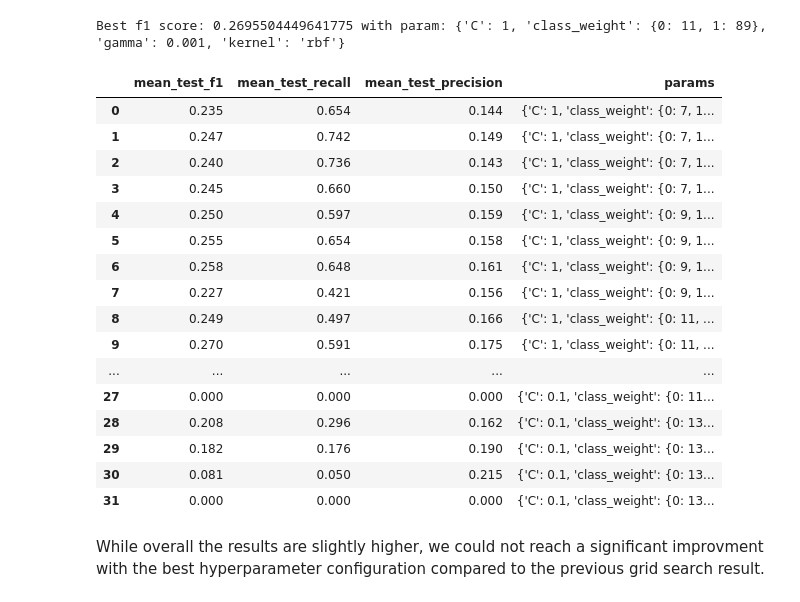
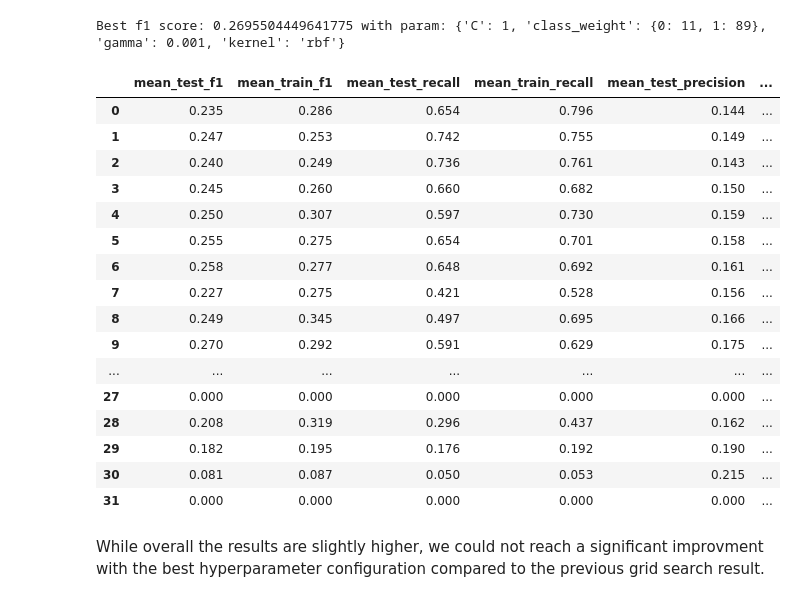
Before and after one commit to bori00/Stroke-Predictor, a Jupyter notebook: Stroke_Predictor_ML_Only.ipynb, the cells around one changed output. Saved outputs shown, nothing was run; the diff lists cells and outputs as text; code cells hidden in the pictures.

```diff
--- a/Stroke_Predictor_ML_Only.ipynb
+++ b/Stroke_Predictor_ML_Only.ipynb
@@ -929,27 +929,26 @@ GridSearchCV(cv=3, estimator=SVC(),
 print(f'Best f1 score: {grid_svc.best_score_} with param: {grid_svc.best_params_}')
 # %% [output]
 Best f1 score: 0.2695504449641775 with param: {'C': 1, 'class_weight': {0: 11, 1: 89}, 'gamma': 0.001, 'kernel': 'rbf'}
-# %%
-results = pd.DataFrame(grid_svc.cv_results_)
-results[['mean_test_f1', 'mean_test_recall', 'mean_test_precision', 'params']].round(3)
-# %% [output]
-|  | mean_test_f1 | mean_test_recall | mean_test_precision | params |
-| 0 | 0.235 | 0.654 | 0.144 | {'C': 1, 'class_weight': {0: 7, 1... |
-| 1 | 0.247 | 0.742 | 0.149 | {'C': 1, 'class_weight': {0: 7, 1... |
-| 2 | 0.240 | 0.736 | 0.143 | {'C': 1, 'class_weight': {0: 7, 1... |
-| 3 | 0.245 | 0.660 | 0.150 | {'C': 1, 'class_weight': {0: 7, 1... |
-| 4 | 0.250 | 0.597 | 0.159 | {'C': 1, 'class_weight': {0: 9, 1... |
-| 5 | 0.255 | 0.654 | 0.158 | {'C': 1, 'class_weight': {0: 9, 1... |
-| 6 | 0.258 | 0.648 | 0.161 | {'C': 1, 'class_weight': {0: 9, 1... |
-| 7 | 0.227 | 0.421 | 0.156 | {'C': 1, 'class_weight': {0: 9, 1... |
-| 8 | 0.249 | 0.497 | 0.166 | {'C': 1, 'class_weight': {0: 11, ... |
-| 9 | 0.270 | 0.591 | 0.175 | {'C': 1, 'class_weight': {0: 11, ... |
-| ... | ... | ... | ... | ... |
-| 27 | 0.000 | 0.000 | 0.000 | {'C': 0.1, 'class_weight': {0: 11... |
-| 28 | 0.208 | 0.296 | 0.162 | {'C': 0.1, 'class_weight': {0: 13... |
-| 29 | 0.182 | 0.176 | 0.190 | {'C': 0.1, 'class_weight': {0: 13... |
-| 30 | 0.081 | 0.050 | 0.215 | {'C': 0.1, 'class_weight': {0: 13... |
-| 31 | 0.000 | 0.000 | 0.000 | {'C': 0.1, 'class_weight': {0: 13... |
+# %%
+get_cross_val_detailed_results_df(grid_svc)
+# %% [output]
+|  | mean_test_f1 | mean_train_f1 | mean_test_recall | mean_train_recall | mean_test_precision | ... |
+| 0 | 0.235 | 0.286 | 0.654 | 0.796 | 0.144 | ... |
+| 1 | 0.247 | 0.253 | 0.742 | 0.755 | 0.149 | ... |
+| 2 | 0.240 | 0.249 | 0.736 | 0.761 | 0.143 | ... |
+| 3 | 0.245 | 0.260 | 0.660 | 0.682 | 0.150 | ... |
+| 4 | 0.250 | 0.307 | 0.597 | 0.730 | 0.159 | ... |
+| 5 | 0.255 | 0.275 | 0.654 | 0.701 | 0.158 | ... |
+| 6 | 0.258 | 0.277 | 0.648 | 0.692 | 0.161 | ... |
+| 7 | 0.227 | 0.275 | 0.421 | 0.528 | 0.156 | ... |
+| 8 | 0.249 | 0.345 | 0.497 | 0.695 | 0.166 | ... |
+| 9 | 0.270 | 0.292 | 0.591 | 0.629 | 0.175 | ... |
+| ... | ... | ... | ... | ... | ... | ... |
+| 27 | 0.000 | 0.000 | 0.000 | 0.000 | 0.000 | ... |
+| 28 | 0.208 | 0.319 | 0.296 | 0.437 | 0.162 | ... |
+| 29 | 0.182 | 0.195 | 0.176 | 0.192 | 0.190 | ... |
+| 30 | 0.081 | 0.087 | 0.050 | 0.053 | 0.215 | ... |
+| 31 | 0.000 | 0.000 | 0.000 | 0.000 | 0.000 | ... |
 # %% [markdown]
 While overall the results are slightly higher, we could not reach a significant improvment with the best hyperparameter configuration compared to the previous grid search result.
 # %% [markdown]
```
Also changed, not shown: parts of 13 cells of this notebook.
